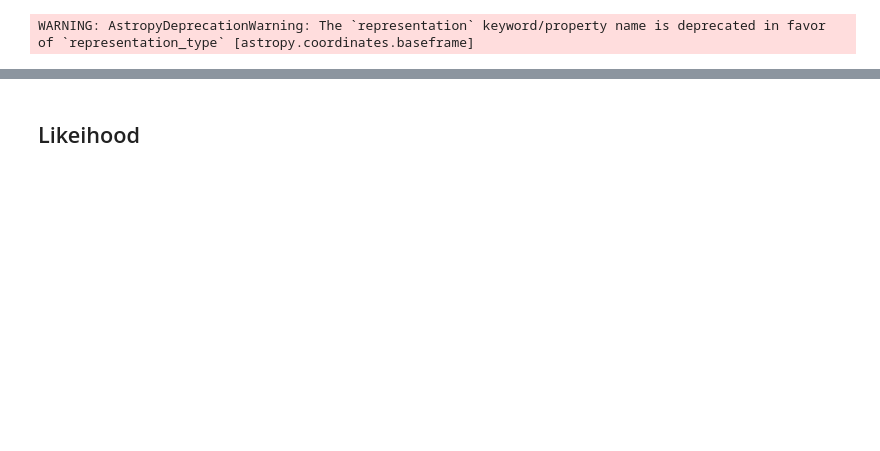
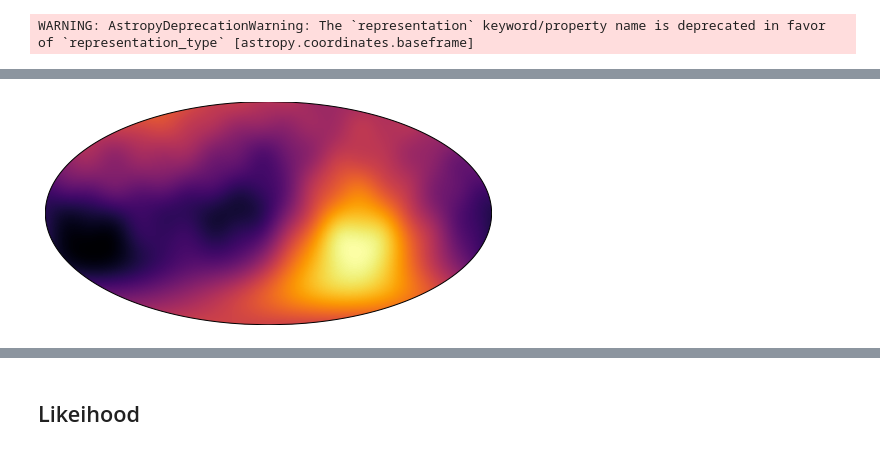
Before and after one commit to jngaravitoc/MW-LMC-SCF, a Jupyter notebook: code/halo_shape/BFE_density_ellipse_fit.ipynb, the cells around one changed output, grey strips where cells are left out. Cells and saved outputs as stored; diff of their text form; code cells hidden in the pictures; blank space fills up the shorter version.

```diff
--- a/code/halo_shape/BFE_density_ellipse_fit.ipynb
+++ b/code/halo_shape/BFE_density_ellipse_fit.ipynb
@@ -380,0 +724,6 @@ WARNING: AstropyDeprecationWarning: The `representation` keyword/property name i
+# %%
+fig = figure(figsize=(8, 4.5))
+m = Basemap(projection='moll',lon_0=0, lat_0=0)
+im=m.imshow(rho_bfe_70.reshape(100, 100), origin='lower', interpolation='gaussian', cmap='inferno')
+# %% [output]
+[figure, added]
```
Also changed, not shown: parts of 75 cells of this notebook.
